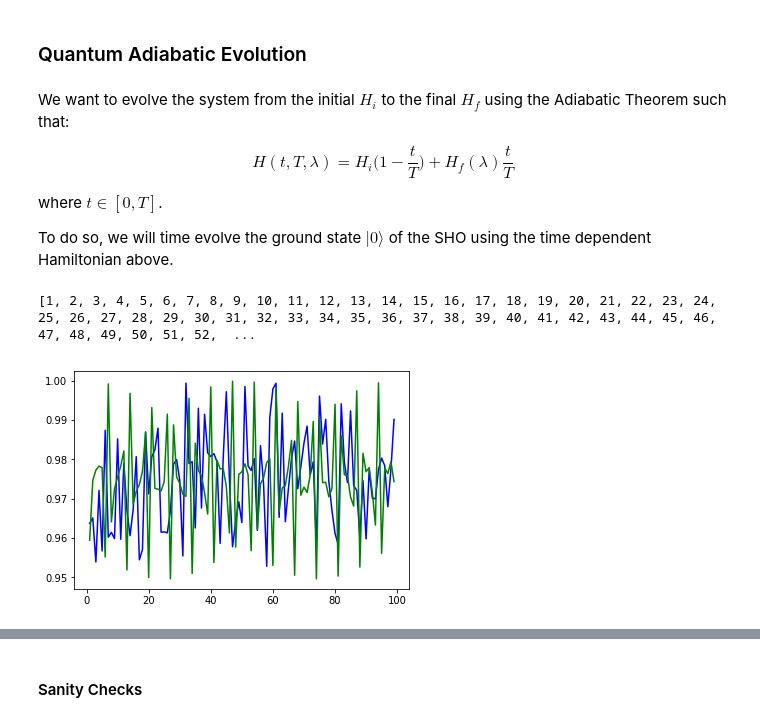
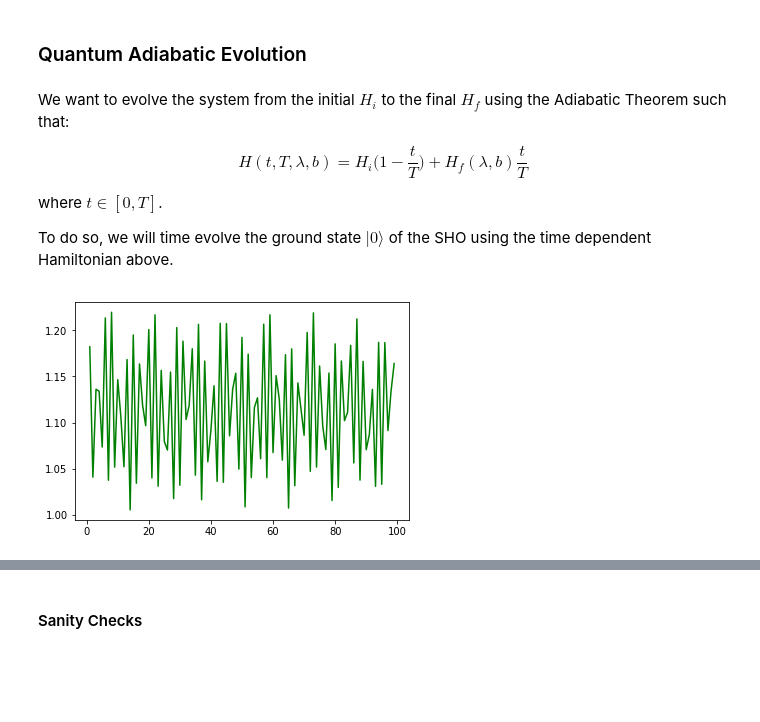
Before and after one commit to sanand13/Quantum-Adiabatic-Evolution, a Jupyter notebook: Physics 231 - Final Project.ipynb, the cells around one changed output, grey strips where cells are left out. Saved outputs shown, nothing was run; the diff lists cells and outputs as text; code cells hidden in the pictures; blank space fills up the shorter version.

```diff
--- a/Physics 231 - Final Project.ipynb
+++ b/Physics 231 - Final Project.ipynb
@@ -134,7 +134,7 @@ def op_Hi(n):
     return mat
 
 def op_Hf(n, b, lam): # complete the definition with b
-    b = b*np.eye(5)
+    b = b*np.eye(n)
     x = op_x(n)
     x2 = np.dot(x-b,x-b)
     x4 = np.dot(x2,x2)
@@ -146,31 +146,38 @@ def op_Hf(n, b, lam): # complete the definition with b
 # %% [markdown]
 We want to evolve the system from the initial $H_i$ to the final $H_f$ using the Adiabatic Theorem such that:
 
-$$ H(t, T, \lambda) = H_i \Big(1 - \frac{t}{T}\Big) + H_f(\lambda) \frac{t}{T} $$
+$$ H(t, T, \lambda, b) = H_i \Big(1 - \frac{t}{T}\Big) + H_f(\lambda, b) \frac{t}{T} $$
 
 where $t \in [0,T]$.
 
 To do so, we will time evolve the ground state $|0\rangle$ of the SHO using the time dependent Hamiltonian above.
+# %%
+def state_n(dim, n):
+    vec = np.zeros(dim)
+    vec[n] = 1
+    return vec
 # %%
 # T = 10
 lam = 1
 b = 0
-H_t = 1j*np.zeros((5,5))
+H_t = 1j*np.zeros((10,10))
 time = np.arange(0,10,0.01)
+dim = 10
 
 T_range = []
 prob1 = []
 prob2 = []
 
-psi_i = [1,0,0,0,0]
+psi_i = state_n(dim, 0)
+psi_f = psi_i + lam*(-np.sqrt(2)/8)*(3*state_n(dim, 2) + np.sqrt(3)*state_n(dim, 4))
 
 for T in range(1,100):
     time = np.arange(0,T,0.1)
     for t in time:
-        H_t += (op_Hi(5)*(1-t/T) + op_Hf(5, b, lam)*(t/T))*0.1
+        H_t += (op_Hi(dim)*(1-t/T) + op_Hf(dim, b, lam)*(t/T))*0.1
     #print(np.real(H_t))
 
-    H_t_2 = op_Hi(5)*(T/2) + op_Hf(5, b, lam)*(T/2)
+    H_t_2 = op_Hi(dim)*(T/2) + op_Hf(dim, b, lam)*(T/2)
     #print(np.real(H_t_2))
 
     psi_T1 = np.dot(expm(-1j*H_t),psi_i)
@@ -178,19 +185,20 @@ for T in range(1,100):
     #print(psi_T)
     #print(np.absolute(psi_T))
 
+    overlap1 = np.dot(psi_f,psi_T1)
+    overlap2 = np.dot(psi_f,psi_T2)
+
     T_range.append(T)
-    prob1.append(np.absolute(psi_T1)[0])
-    prob2.append(np.absolute(psi_T2)[0])
-
-print(T_range)
+    #prob1.append(np.linalg.norm(psi_T1))
+    #prob2.append(np.linalg.norm(psi_T2))
+    prob1.append(np.dot(np.conj(overlap1),overlap2))
+    prob2.append(np.dot(np.conj(overlap2),overlap2))
-# %% [output]
-[1, 2, 3, 4, 5, 6, 7, 8, 9, 10, 11, 12, 13, 14, 15, 16, 17, 18, 19, 20, 21, 22, 23, 24, 25, 26, 27, 28, 29, 30, 31, 32, 33, 34, 35, 36, 37, 38, 39, 40, 41, 42, 43, 44, 45, 46, 47, 48, 49, 50, 51, 52,  ...
 # %%
-plt.plot(T_range, prob1, color = 'b')
+#plt.plot(T_range, prob1, color = 'b')
 plt.plot(T_range, prob2, color = 'g')
 plt.show()
 # %% [output]
-[figure, old version]
+[figure, new version]
 # %%
 psi_i = [1,0,0,0,0]
 psi_T = np.dot(expm(-1j*H_t),psi_i)
```
Also changed, not shown: parts of 4 cells of this notebook.
